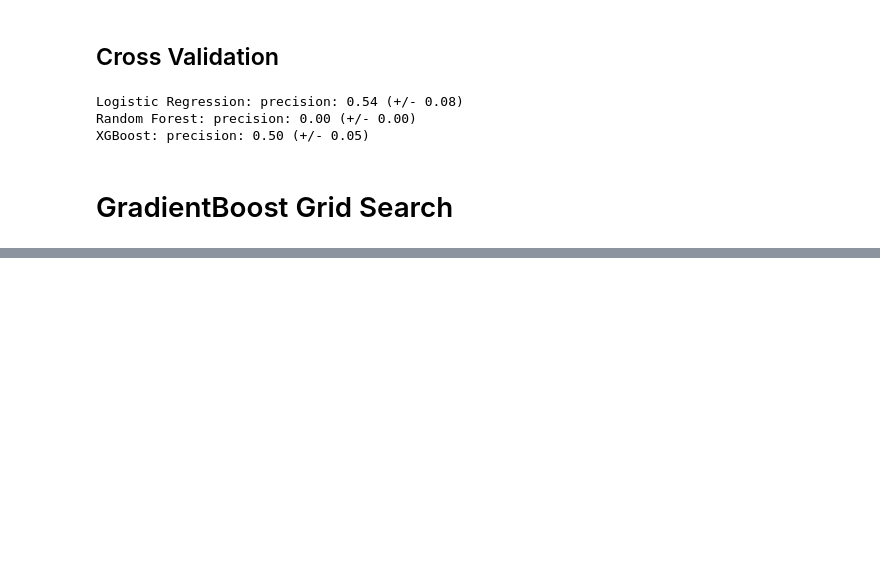
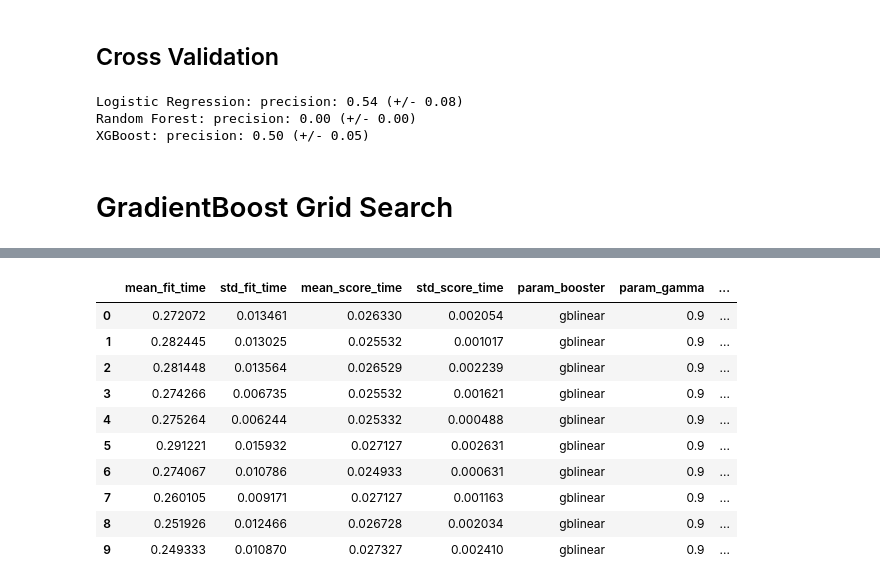
Before and after one commit to mads-swaps/swap-for-profit, a Jupyter notebook: playground/nicks/plotting_mpf_and_features.ipynb, the cells around one changed output, grey strips where cells are left out. Cells and saved outputs as stored; diff of their text form; code cells hidden in the pictures; blank space fills up the shorter version.

```diff
--- a/playground/nicks/plotting_mpf_and_features.ipynb
+++ b/playground/nicks/plotting_mpf_and_features.ipynb
@@ -1038,0 +1044,12 @@ pd.DataFrame(clf.cv_results_).to_csv('grid_search_output.csv')
+# %%
+parameters = {'learning_rate': [0.1],
+              'n_estimators': [19],
+              'gamma': [0.9],
+              'max_depth' : [4],
+              'booster' :['gblinear'],
+             }
+# %%
+#xgb.XGBClassifier(n_estimators=20, random_state=42, learning_rate=0.1, n_jobs=-1, gamma=0.9, max_depth=4)
+gbc = xgb.XGBClassifier(n_jobs=-1, random_state=42)
+clf = GridSearchCV(gbc, parameters, verbose=4, scoring='precision').fit(X, y, eval_metric=['map'])
+#pd.DataFrame(clf.cv_results_)#.to_csv('grid_search_output.csv')
@@ -1038,0 +1142,14 @@ pd.DataFrame(clf.cv_results_).to_csv('grid_search_output.csv')
+# %%
+pd.DataFrame(clf.cv_results_)
+# %% [output]
+|  | mean_fit_time | std_fit_time | mean_score_time | std_score_time | param_booster | param_gamma | ... |
+| 0 | 0.272072 | 0.013461 | 0.026330 | 0.002054 | gblinear | 0.9 | ... |
+| 1 | 0.282445 | 0.013025 | 0.025532 | 0.001017 | gblinear | 0.9 | ... |
+| 2 | 0.281448 | 0.013564 | 0.026529 | 0.002239 | gblinear | 0.9 | ... |
+| 3 | 0.274266 | 0.006735 | 0.025532 | 0.001621 | gblinear | 0.9 | ... |
+| 4 | 0.275264 | 0.006244 | 0.025332 | 0.000488 | gblinear | 0.9 | ... |
+| 5 | 0.291221 | 0.015932 | 0.027127 | 0.002631 | gblinear | 0.9 | ... |
+| 6 | 0.274067 | 0.010786 | 0.024933 | 0.000631 | gblinear | 0.9 | ... |
+| 7 | 0.260105 | 0.009171 | 0.027127 | 0.001163 | gblinear | 0.9 | ... |
+| 8 | 0.251926 | 0.012466 | 0.026728 | 0.002034 | gblinear | 0.9 | ... |
+| 9 | 0.249333 | 0.010870 | 0.027327 | 0.002410 | gblinear | 0.9 | ... |
```
Also changed, not shown: parts of 3 cells of this notebook, 15 other files.
